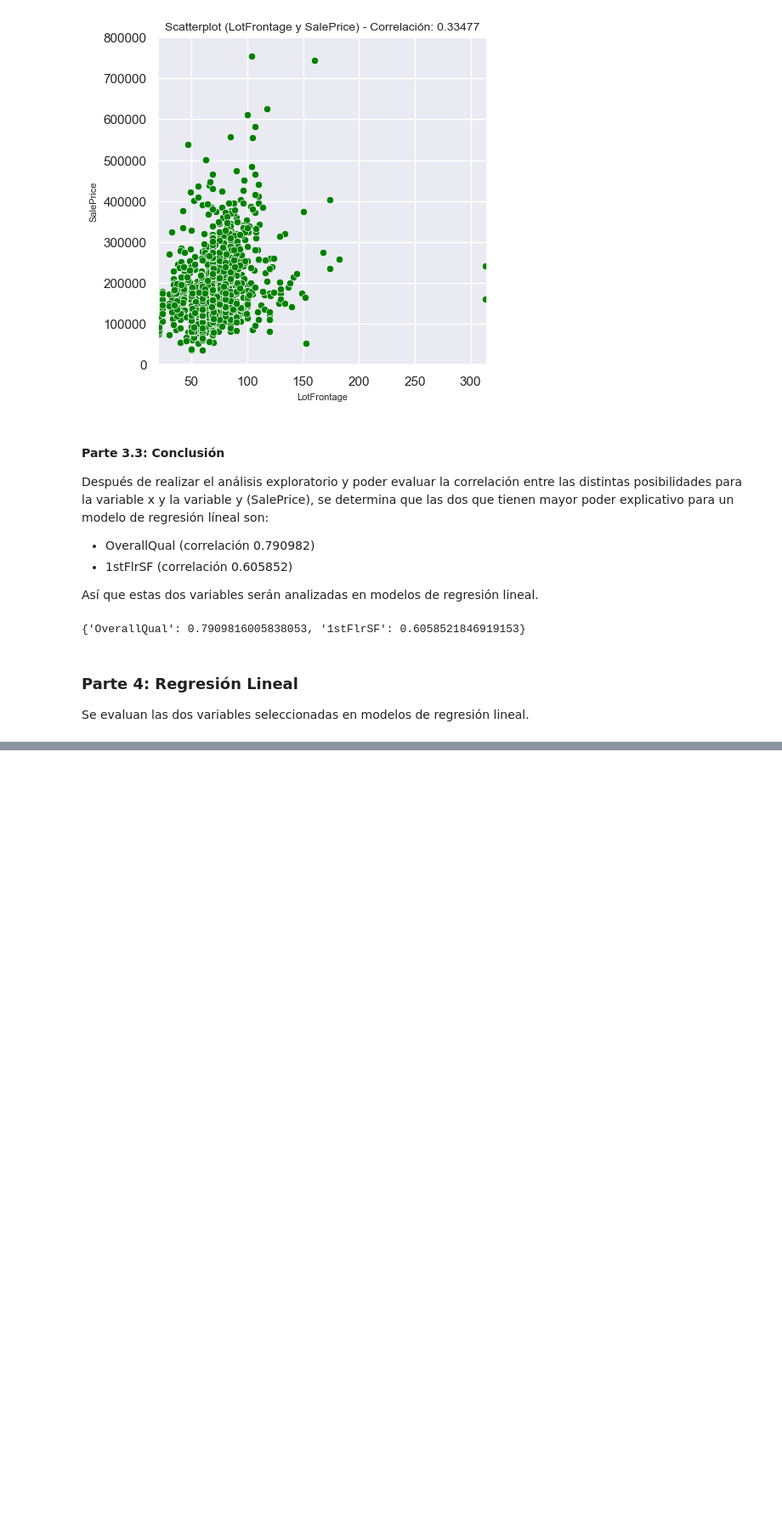
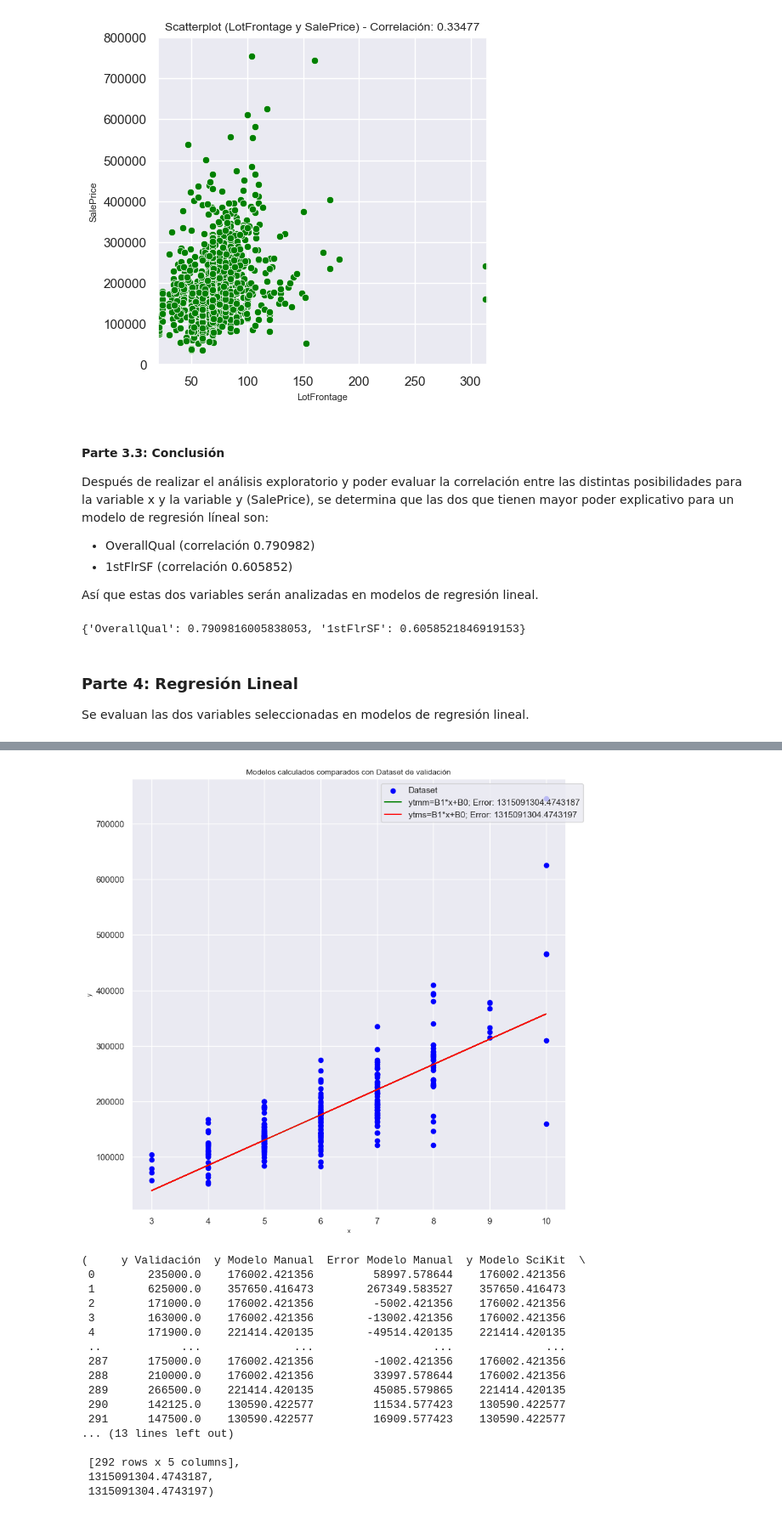
Before and after one commit to sergiocds/cdpython_proyecto1, a Jupyter notebook: proyecto1.ipynb, the cells around one changed output, grey strips where cells are left out. Shown at 85% size. Cells and saved outputs as stored; diff of their text form; code cells hidden in the pictures; blank space fills up the shorter version.

```diff
--- a/proyecto1.ipynb
+++ b/proyecto1.ipynb
@@ -667,0 +787,22 @@ Se evaluan las dos variables seleccionadas en modelos de regresión lineal.
+# %%
+# Por último se evaluará el dataset de validación por medio del método .testing
+reg1.testing()
+# %% [output]
+[figure, added]
+(     y Validación  y Modelo Manual  Error Modelo Manual  y Modelo SciKit  \
+ 0        235000.0    176002.421356         58997.578644    176002.421356
+ 1        625000.0    357650.416473        267349.583527    357650.416473
+ 2        171000.0    176002.421356         -5002.421356    176002.421356
+ 3        163000.0    176002.421356        -13002.421356    176002.421356
+ 4        171900.0    221414.420135        -49514.420135    221414.420135
+ ..            ...              ...                  ...              ...
+ 287      175000.0    176002.421356         -1002.421356    176002.421356
+ 288      210000.0    176002.421356         33997.578644    176002.421356
+ 289      266500.0    221414.420135         45085.579865    221414.420135
+ 290      142125.0    130590.422577         11534.577423    130590.422577
+ 291      147500.0    130590.422577         16909.577423    130590.422577
+... (13 lines left out)
+
+ [292 rows x 5 columns],
+ 1315091304.4743187,
+ 1315091304.4743197)
```
Also changed, not shown: parts of 17 cells of this notebook.
